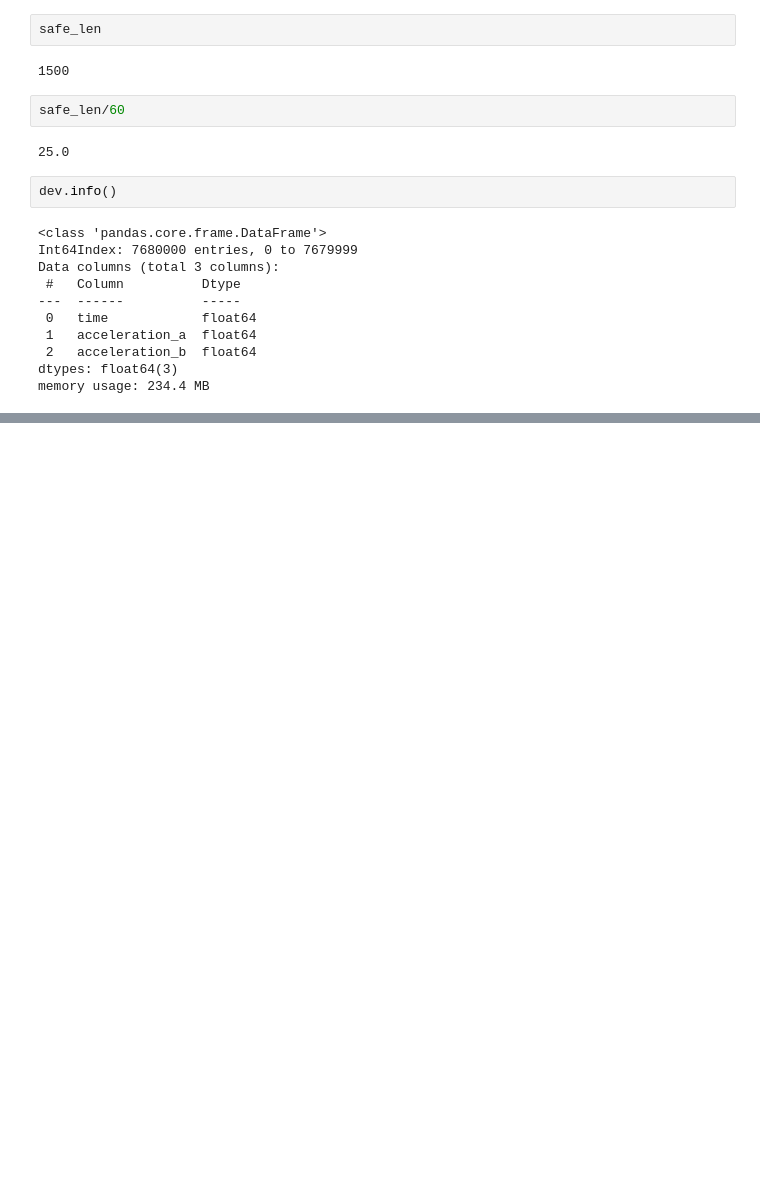
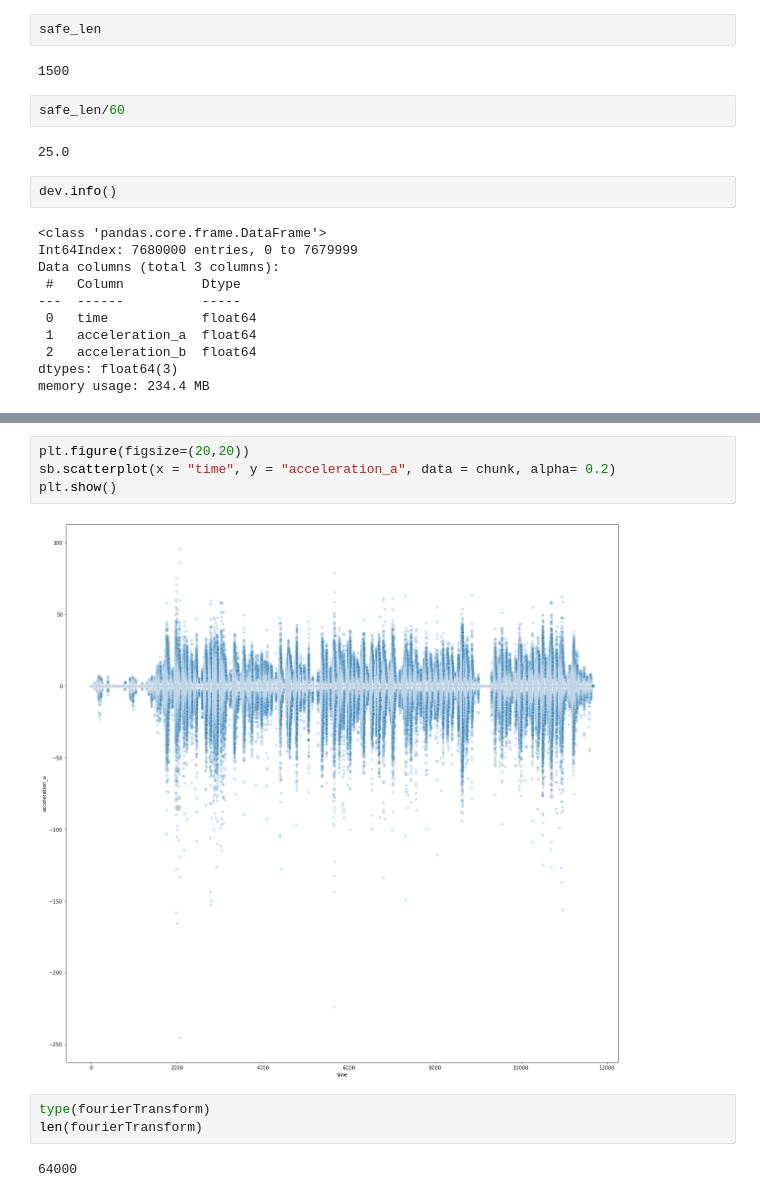
Before and after one commit to tnankie/project-sturm_drang, a Jupyter notebook: EDA.ipynb, the cells around one changed output, grey strips where cells are left out. Drawn from its saved outputs; the diff is of its cells as text; blank space fills up the shorter version.

```diff
--- a/EDA.ipynb
+++ b/EDA.ipynb
@@ -158,0 +525,11 @@ sb.scatterplot(data=dev, alpha=.2)
+# %%
+plt.figure(figsize=(20,20))
+sb.scatterplot(x = "time", y = "acceleration_a", data = chunk, alpha= 0.2)
+plt.show()
+# %% [output]
+[figure, added]
+# %%
+type(fourierTransform)
+len(fourierTransform)
+# %% [output]
+64000
```
Also changed, not shown: parts of 23 cells of this notebook.
